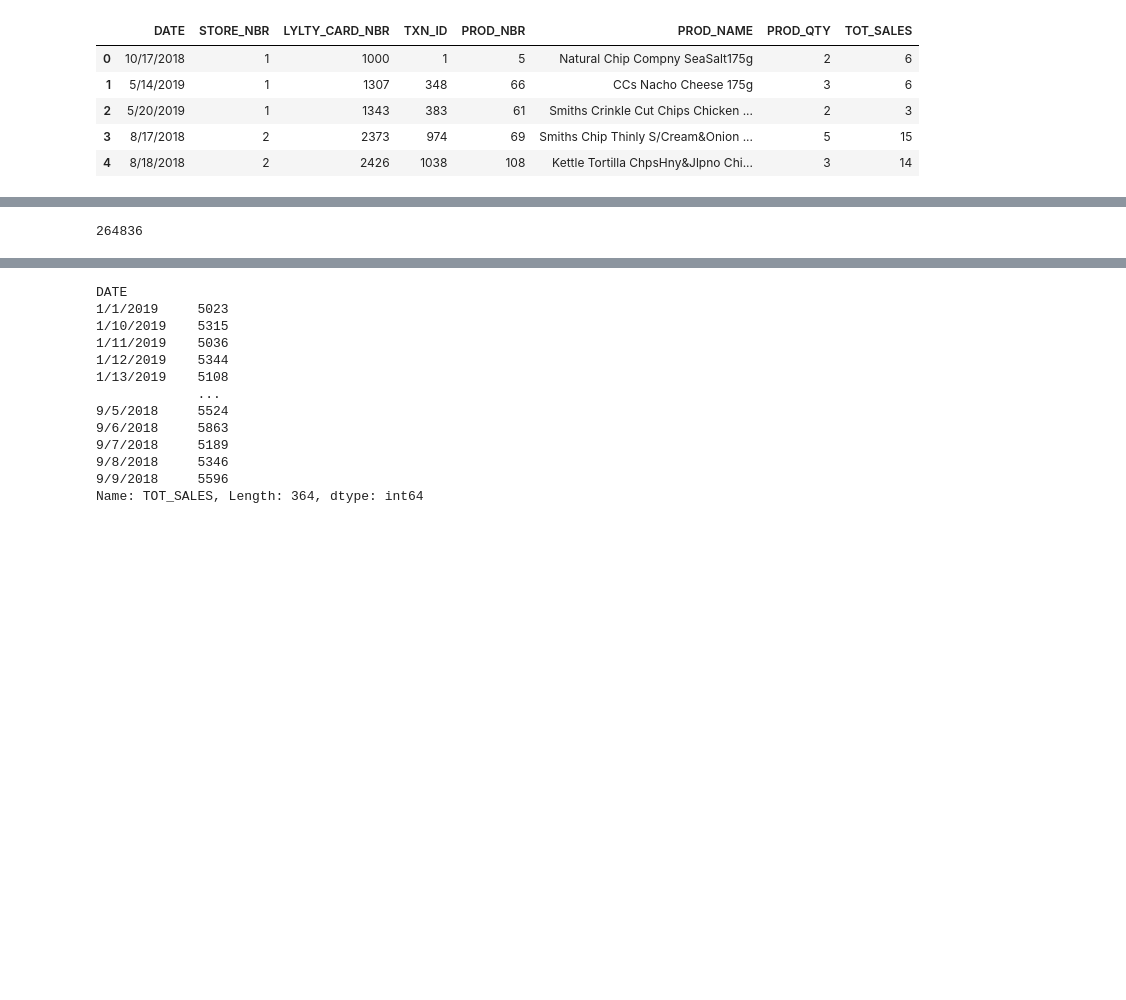
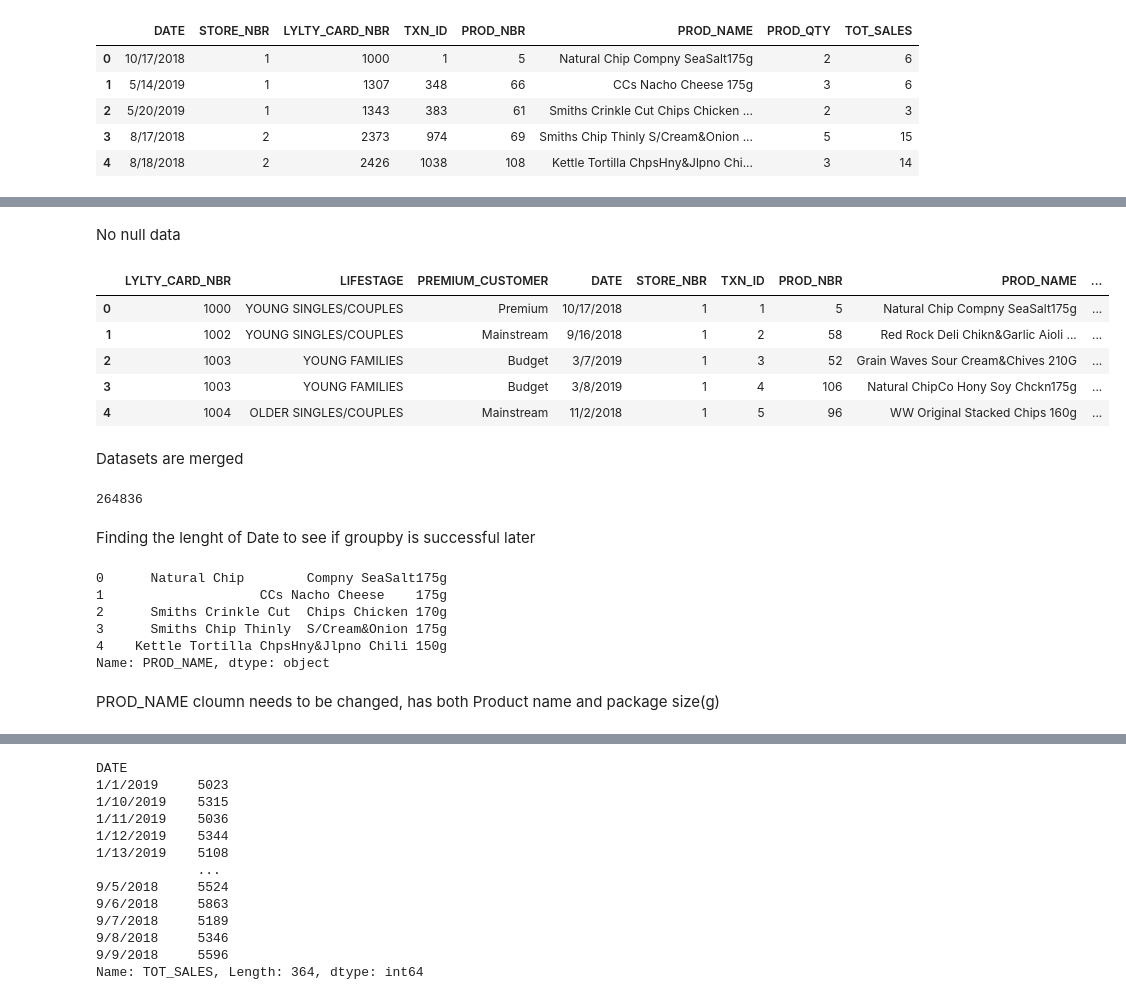
Before and after one commit to vbgupta/InsideSherpa-Quantium, a Jupyter notebook: Virtual Internship Quantium/Qunatium_insidesherpa_virtual_internship.ipynb, the cells around one changed output, grey strips where cells are left out. Drawn from its saved outputs; the diff is of its cells as text; code cells hidden in the pictures; blank space fills up the shorter version.

```diff
--- a/Virtual Internship Quantium/Qunatium_insidesherpa_virtual_internship.ipynb
+++ b/Virtual Internship Quantium/Qunatium_insidesherpa_virtual_internship.ipynb
@@ -62,5 +76,32 @@ transaction_data.head()
+# %% [markdown]
+No null data
+# %%
+mergedata = pd.merge(purchase_behavior, transaction_data)
+mergedata.head()
+# %% [output]
+|  | LYLTY_CARD_NBR | LIFESTAGE | PREMIUM_CUSTOMER | DATE | STORE_NBR | TXN_ID | PROD_NBR | PROD_NAME | ... |
+| 0 | 1000 | YOUNG SINGLES/COUPLES | Premium | 10/17/2018 | 1 | 1 | 5 | Natural Chip Compny SeaSalt175g | ... |
+| 1 | 1002 | YOUNG SINGLES/COUPLES | Mainstream | 9/16/2018 | 1 | 2 | 58 | Red Rock Deli Chikn&Garlic Aioli ... | ... |
+| 2 | 1003 | YOUNG FAMILIES | Budget | 3/7/2019 | 1 | 3 | 52 | Grain Waves Sour Cream&Chives 210G | ... |
+| 3 | 1003 | YOUNG FAMILIES | Budget | 3/8/2019 | 1 | 4 | 106 | Natural ChipCo Hony Soy Chckn175g | ... |
+| 4 | 1004 | OLDER SINGLES/COUPLES | Mainstream | 11/2/2018 | 1 | 5 | 96 | WW Original Stacked Chips 160g | ... |
+# %% [markdown]
+Datasets are merged
 # %%
 # Groupby DATE needed, so finding the length of DATE to see if groupby worked later
 len(transaction_data["DATE"])
 # %% [output]
 264836
+# %% [markdown]
+Finding the lenght of Date to see if groupby is successful later
+# %%
+transaction_data["PROD_NAME"].head()
+# %% [output]
+0      Natural Chip        Compny SeaSalt175g
+1                    CCs Nacho Cheese    175g
+2      Smiths Crinkle Cut  Chips Chicken 170g
+3      Smiths Chip Thinly  S/Cream&Onion 175g
+4    Kettle Tortilla ChpsHny&Jlpno Chili 150g
+Name: PROD_NAME, dtype: object
+# %% [markdown]
+PROD_NAME cloumn needs to be changed, has both Product name and package size(g)
```
Also changed, not shown: parts of 7 cells of this notebook.
